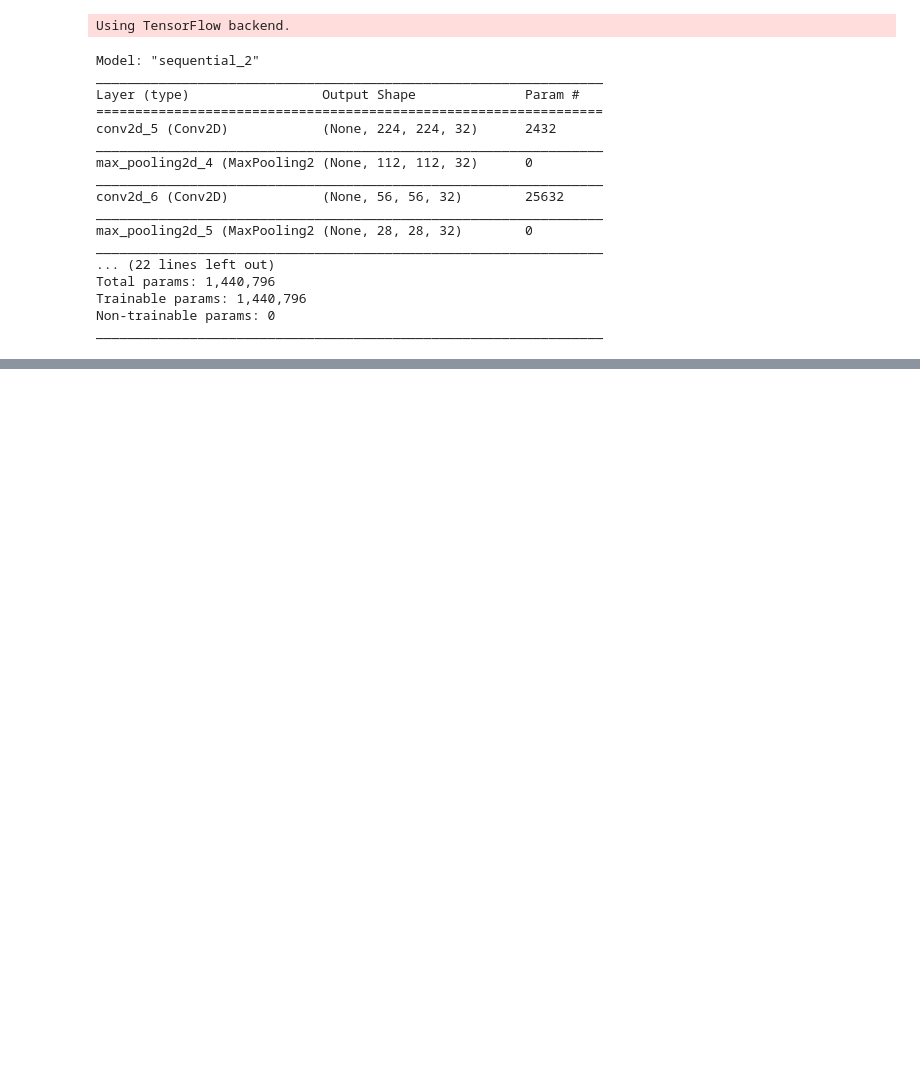
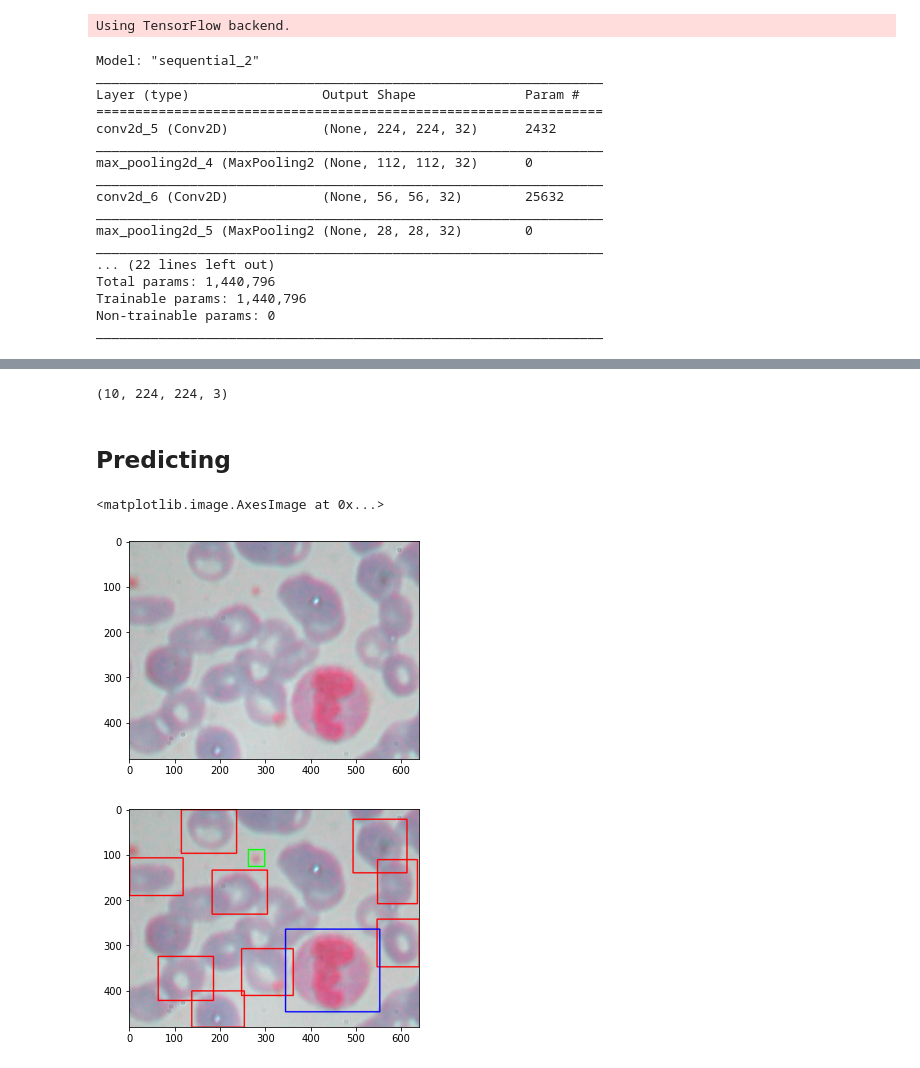
Before and after one commit to howardg2000/BCCD_Dataset, a Jupyter notebook: analysis.ipynb, the cells around one changed output, grey strips where cells are left out. Saved outputs shown, nothing was run; the diff lists cells and outputs as text; code cells hidden in the pictures; blank space fills up the shorter version.

Commit message:
finish training

```diff
--- a/analysis.ipynb
+++ b/analysis.ipynb
@@ -247,3 +262,9 @@ model.save_weights("./weights.h5")
 # %%
 y_pred = model.predict(xTrain[:10])
 y_pred_label = np.argmax(y_pred, axis=1)
+# %%
+xTrain[:10].shape
+# %% [output]
+(10, 224, 224, 3)
+# %% [markdown]
+## Predicting
@@ -250,3 +273,21 @@ y_pred_label = np.argmax(y_pred, axis=1)
+# %%
+# Show example image and the objects
+fileNum = "200"
+jpgFile = "BloodImage_00" + fileNum + ".jpg"
+csvFile = "BloodImage_00" + fileNum + ".csv"
+img = cv2.imread(os.path.join(imagePath, jpgFile))
+plt.imshow(img)
+
+objects = pd.read_csv(os.path.join(csvPath, csvFile))
+for i, row in objects.iterrows():
+    filename, cell_type, xmin, xmax, ymin, ymax = row
+    cv2.rectangle(img, (xmin, ymin), (xmax, ymax), colors[cell_type], 2)
+plt.figure()
+plt.imshow(img)
+# %% [output]
+<matplotlib.image.AxesImage at 0x...>
+[figure, added]
+[figure, added]
 # %%
 ss = cv2.ximgproc.segmentation.createSelectiveSearchSegmentation()
 ss.setBaseImage(img)
```
Also changed, not shown: parts of 3 cells of this notebook, 1 other file.
